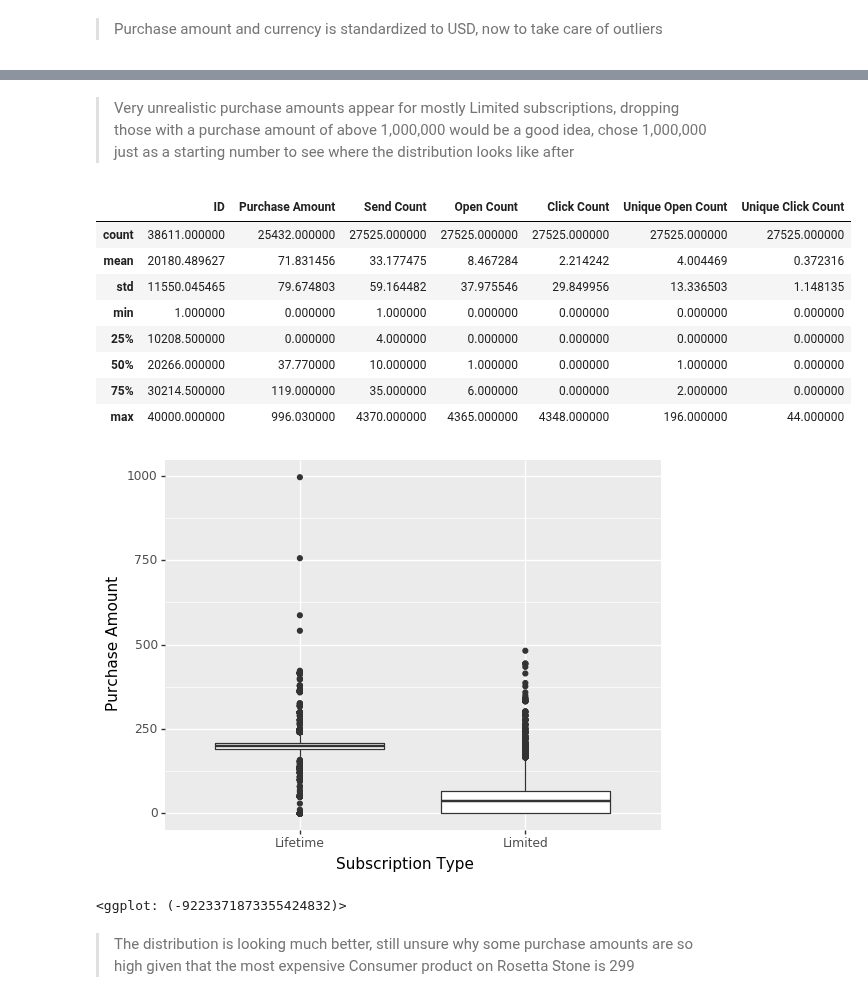
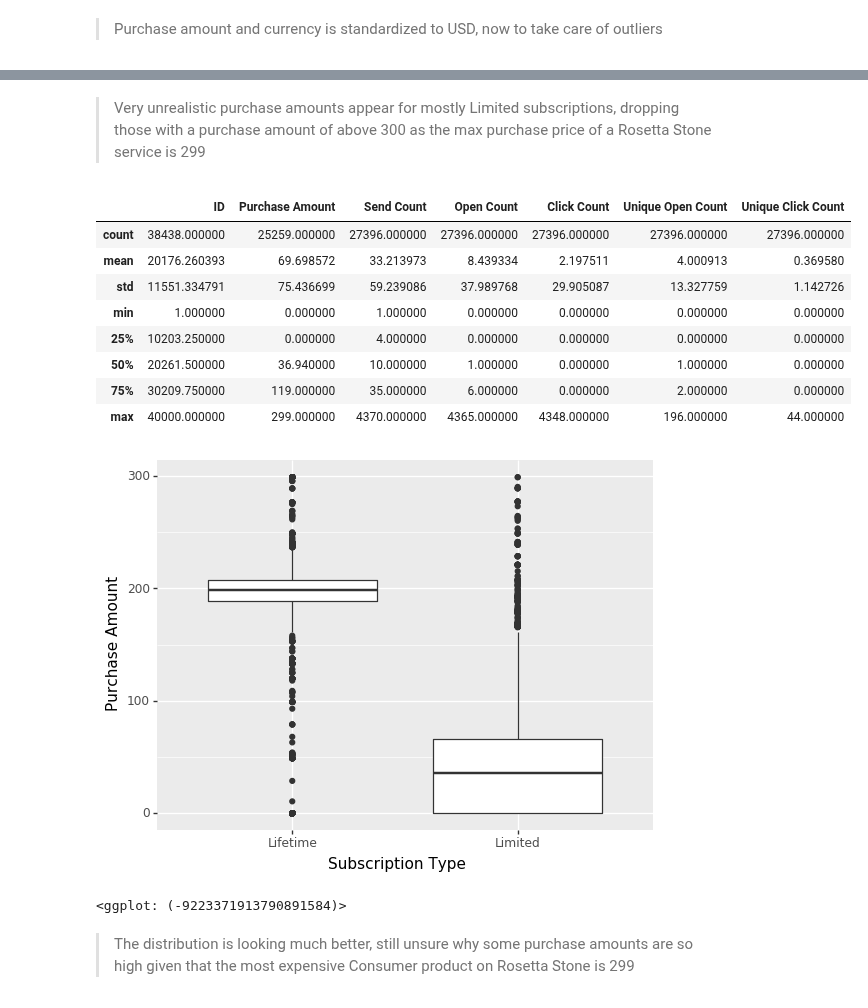
Before and after one commit to jgonz100/MGSC410-Final, a Jupyter notebook: eda.ipynb, the cells around one changed output, grey strips where cells are left out. Saved outputs shown, nothing was run; the diff lists cells and outputs as text; code cells hidden in the pictures.

```diff
--- a/eda.ipynb
+++ b/eda.ipynb
@@ -185,23 +192,23 @@ ggplot(subscriber) + geom_boxplot(aes(x = 'Subscription Type' , y = 'Purchase Am
 # %% [markdown]
-> Very unrealistic purchase amounts appear for mostly Limited subscriptions, dropping those with a purchase amount of above 1,000,000 would be a good idea, chose 1,000,000 just as a starting number to see where the distribution looks like after
+> Very unrealistic purchase amounts appear for mostly Limited subscriptions, dropping those with a purchase amount of above 300 as the max purchase price of a Rosetta Stone service is 299
 # %%
-subscriber.drop(subscriber.loc[subscriber['Purchase Amount'] >= 1000000].index, inplace=True)
+subscriber.drop(subscriber.loc[subscriber['Purchase Amount'] > 300].index, inplace=True)
 subscriber.describe()
 # %% [output]
 |  | ID | Purchase Amount | Send Count | Open Count | Click Count | Unique Open Count | Unique Click Count |
-| count | 38611.000000 | 25432.000000 | 27525.000000 | 27525.000000 | 27525.000000 | 27525.000000 | 27525.000000 |
-| mean | 20180.489627 | 71.831456 | 33.177475 | 8.467284 | 2.214242 | 4.004469 | 0.372316 |
-| std | 11550.045465 | 79.674803 | 59.164482 | 37.975546 | 29.849956 | 13.336503 | 1.148135 |
+| count | 38438.000000 | 25259.000000 | 27396.000000 | 27396.000000 | 27396.000000 | 27396.000000 | 27396.000000 |
+| mean | 20176.260393 | 69.698572 | 33.213973 | 8.439334 | 2.197511 | 4.000913 | 0.369580 |
+| std | 11551.334791 | 75.436699 | 59.239086 | 37.989768 | 29.905087 | 13.327759 | 1.142726 |
 | min | 1.000000 | 0.000000 | 1.000000 | 0.000000 | 0.000000 | 0.000000 | 0.000000 |
-| 25% | 10208.500000 | 0.000000 | 4.000000 | 0.000000 | 0.000000 | 0.000000 | 0.000000 |
-| 50% | 20266.000000 | 37.770000 | 10.000000 | 1.000000 | 0.000000 | 1.000000 | 0.000000 |
-| 75% | 30214.500000 | 119.000000 | 35.000000 | 6.000000 | 0.000000 | 2.000000 | 0.000000 |
-| max | 40000.000000 | 996.030000 | 4370.000000 | 4365.000000 | 4348.000000 | 196.000000 | 44.000000 |
+| 25% | 10203.250000 | 0.000000 | 4.000000 | 0.000000 | 0.000000 | 0.000000 | 0.000000 |
+| 50% | 20261.500000 | 36.940000 | 10.000000 | 1.000000 | 0.000000 | 1.000000 | 0.000000 |
+| 75% | 30209.750000 | 119.000000 | 35.000000 | 6.000000 | 0.000000 | 2.000000 | 0.000000 |
+| max | 40000.000000 | 299.000000 | 4370.000000 | 4365.000000 | 4348.000000 | 196.000000 | 44.000000 |
 # %%
 ggplot(subscriber) + geom_boxplot(aes(x = 'Subscription Type' , y = 'Purchase Amount'))
 # %% [output]
-[figure, old version]
+[figure, new version]
-<ggplot: (-9223371873355424832)>
+<ggplot: (-9223371913790891584)>
 # %% [markdown]
 > The distribution is looking much better, still unsure why some purchase amounts are so high given that the most expensive Consumer product on Rosetta Stone is 299
 # %%
```
Also changed, not shown: parts of 25 cells of this notebook.
